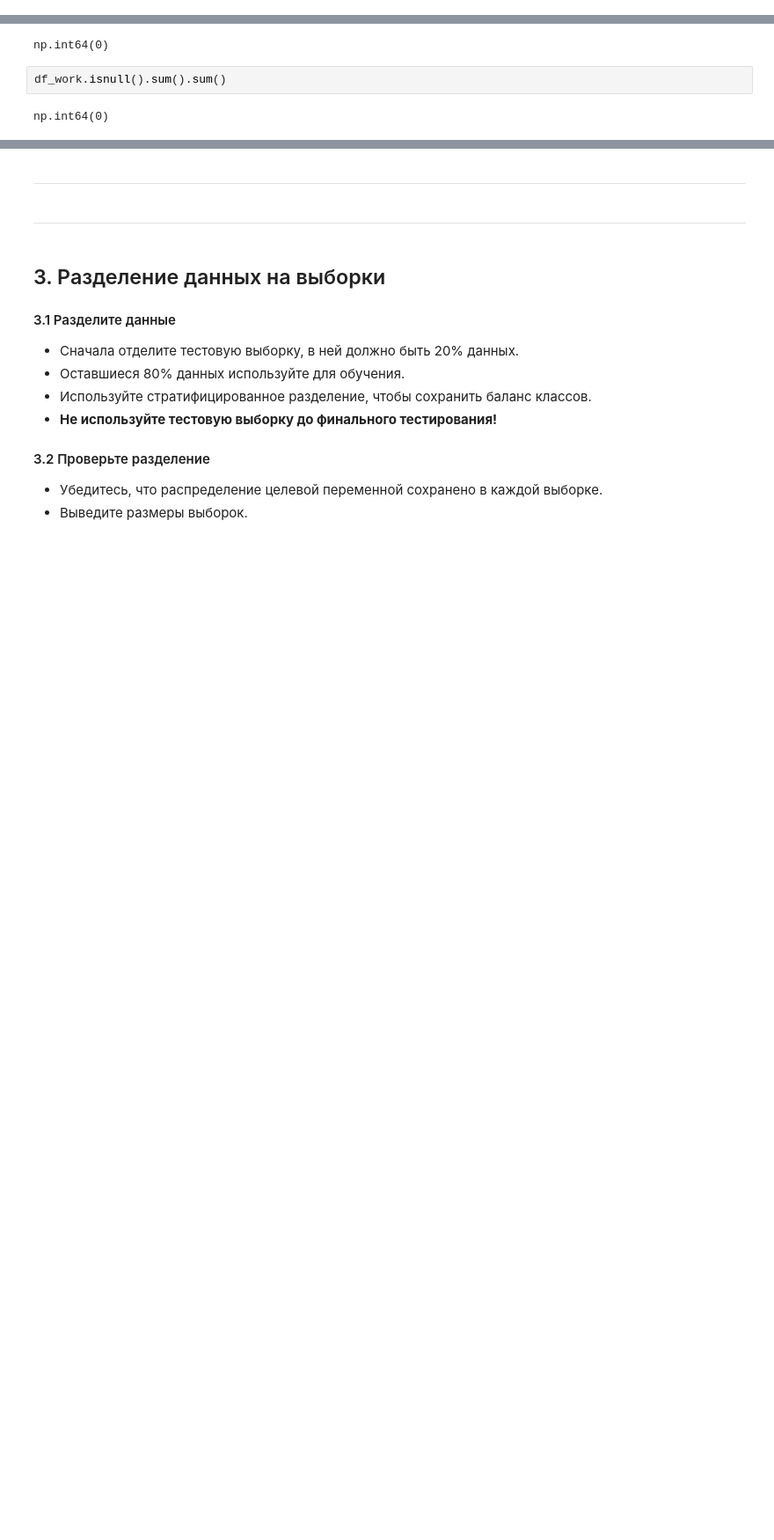
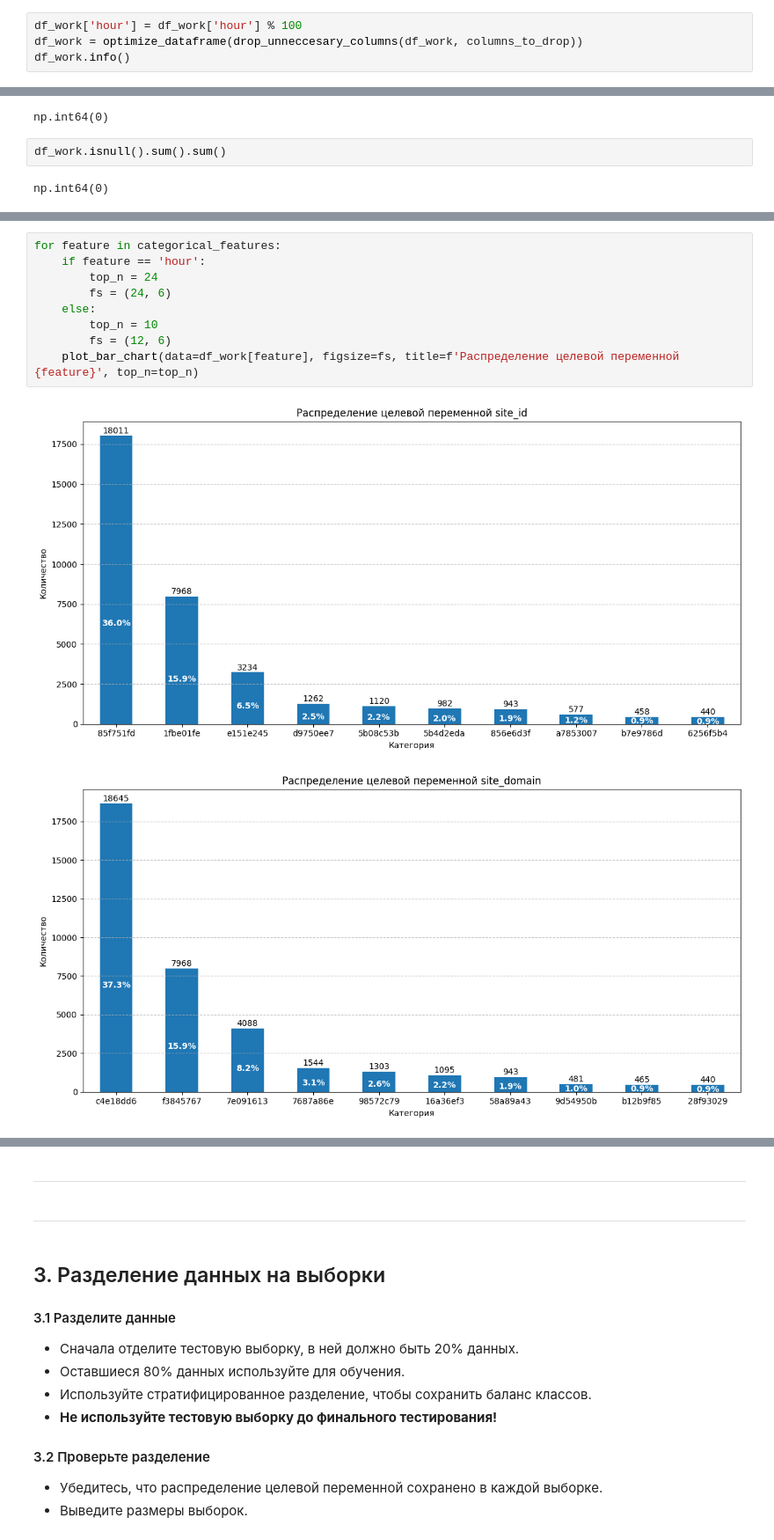
Before and after one commit to TemaQDX/sprint_12_project_advandex, a Jupyter notebook: sprint_12_project_advandex_Artem_Burov.ipynb, the cells around one changed output, grey strips where cells are left out. Shown at 88% size. Cells and saved outputs as stored; diff of their text form; blank space fills up the shorter version.

```diff
--- a/sprint_12_project_advandex_Artem_Burov.ipynb
+++ b/sprint_12_project_advandex_Artem_Burov.ipynb
@@ -458,3 +454,7 @@ numerical_features = sorted([item for item in df_work.select_dtypes(include=['fl
 print(f'Проверка числа признаков. В датасете всего {df_work.shape[1]} признака. Отобрано по категориям {len(target + columns_to_drop + categorical_features + numerical_features)} признака.')
 # %% [output]
 Проверка числа признаков. В датасете всего 34 признака. Отобрано по категориям 34 признака.
+# %%
+df_work['hour'] = df_work['hour'] % 100
+df_work = optimize_dataframe(drop_unneccesary_columns(df_work, columns_to_drop))
+df_work.info()
@@ -539,0 +584,12 @@ np.int64(0)
+# %%
+for feature in categorical_features:
+    if feature == 'hour':
+        top_n = 24
+        fs = (24, 6)
+    else:
+        top_n = 10
+        fs = (12, 6)
+    plot_bar_chart(data=df_work[feature], figsize=fs, title=f'Распределение целевой переменной {feature}', top_n=top_n)
+# %% [output]
+[figure, added]
+[figure, added]
```
Also changed, not shown: parts of 11 cells of this notebook.
